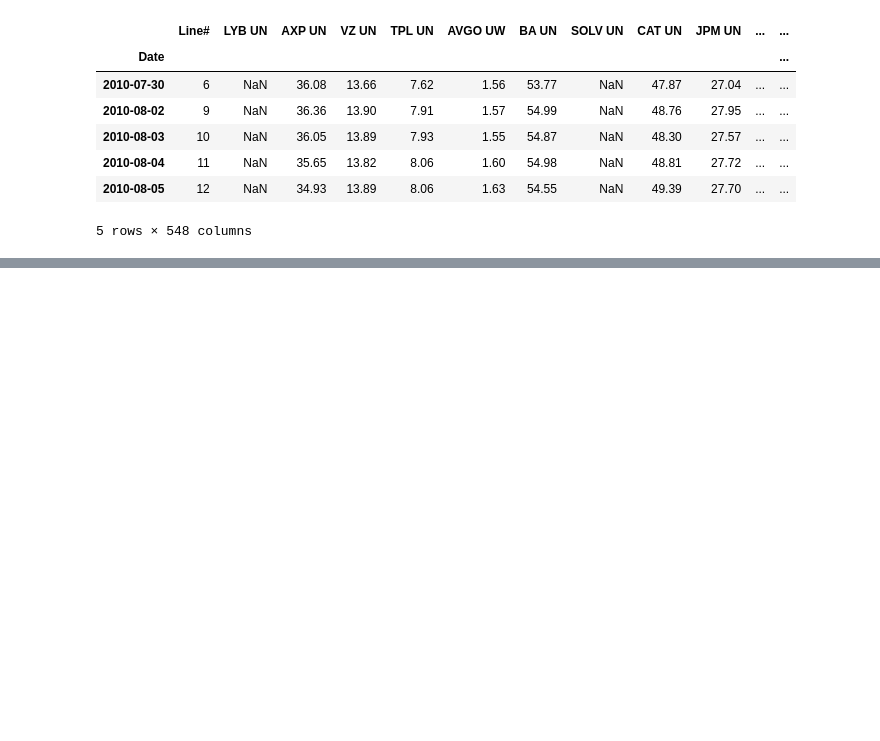
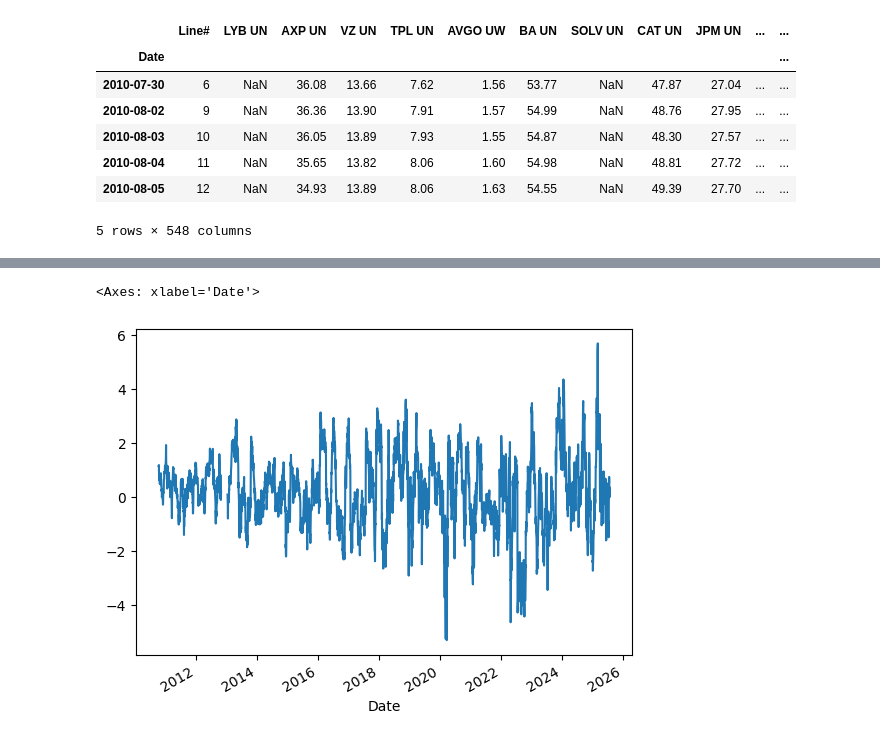
Before and after one commit to phawatboom/Capital-compass, a Jupyter notebook: Data Analysis/data_exploration.ipynb, the cells around one changed output, grey strips where cells are left out. Cells and saved outputs as stored; diff of their text form; code cells hidden in the pictures; blank space fills up the shorter version.

```diff
--- a/Data Analysis/data_exploration.ipynb
+++ b/Data Analysis/data_exploration.ipynb
@@ -26,0 +55,8 @@ plt.pyplot.show()
+# %%
+# calculate how the data deviate from the mean
+deviation = vz_us - moving_average
+deviation = deviation.dropna #remove NA because moving average has missing values
+deviation.plot()
+# %% [output]
+<Axes: xlabel='Date'>
+[figure, added]
```
Also changed, not shown: parts of 11 cells of this notebook.
